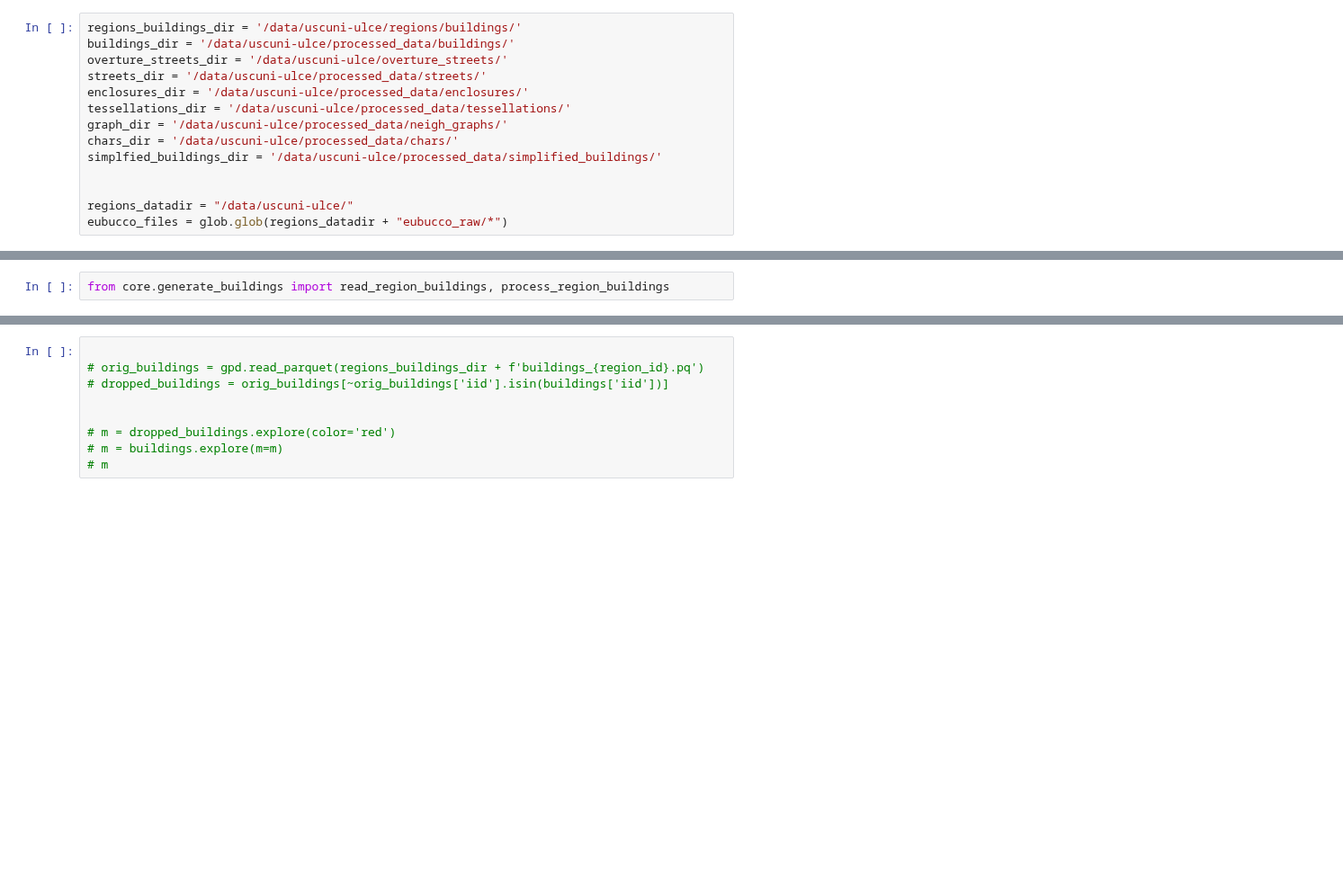
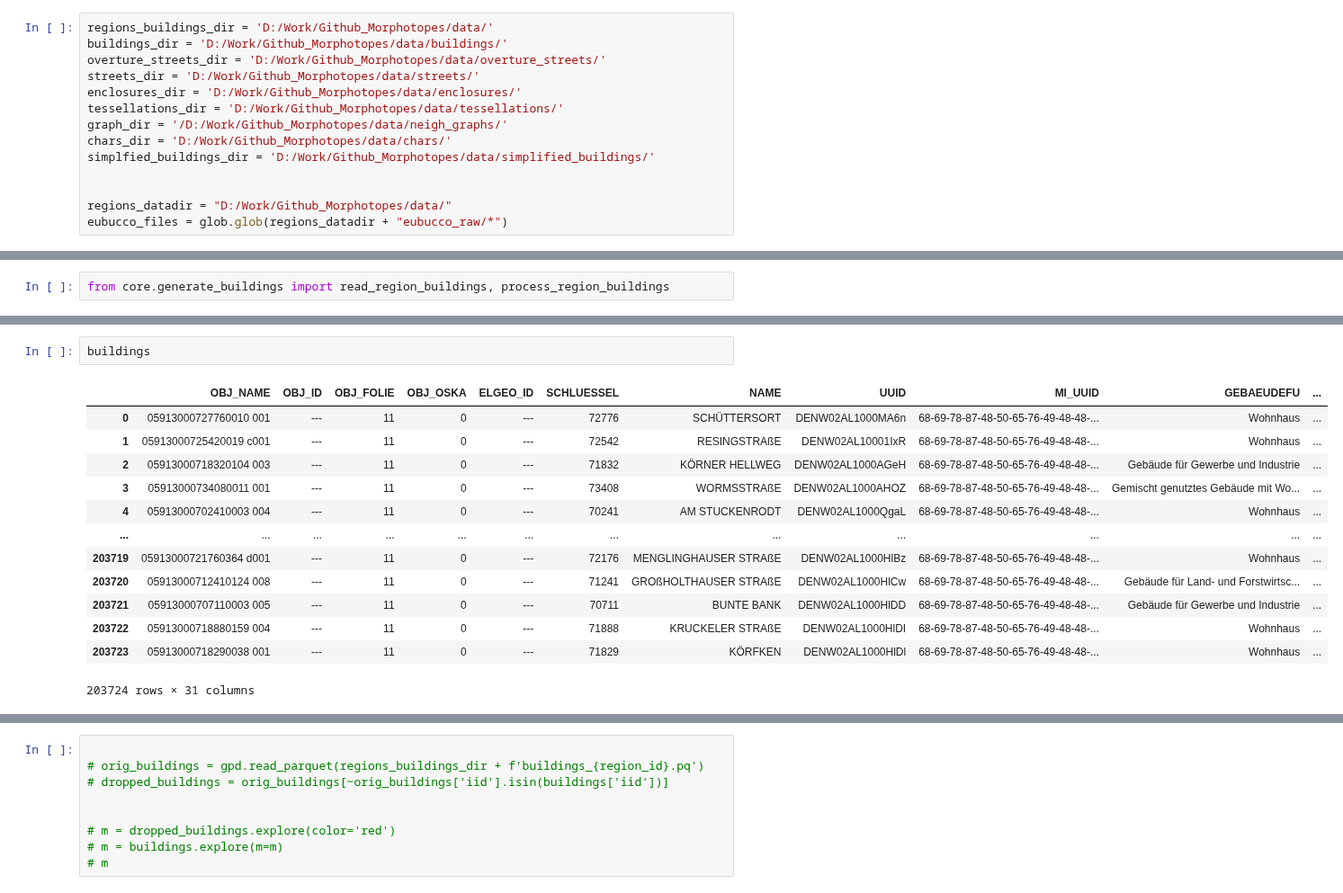
Before and after one commit to uscuni/urban_taxonomy, a Jupyter notebook: code/process_region.ipynb, the cells around one changed output, grey strips where cells are left out. Shown at 90% size. Drawn from its saved outputs; the diff is of its cells as text; blank space fills up the shorter version.

```diff
--- a/code/process_region.ipynb
+++ b/code/process_region.ipynb
@@ -11,18 +11,18 @@ import shapely
 from libpysal.graph import Graph, read_parquet
 import datetime
 # %%
-regions_buildings_dir = '/data/uscuni-ulce/regions/buildings/'
-buildings_dir = '/data/uscuni-ulce/processed_data/buildings/'
-overture_streets_dir = '/data/uscuni-ulce/overture_streets/'
-streets_dir = '/data/uscuni-ulce/processed_data/streets/'
-enclosures_dir = '/data/uscuni-ulce/processed_data/enclosures/'
-tessellations_dir = '/data/uscuni-ulce/processed_data/tessellations/'
-graph_dir = '/data/uscuni-ulce/processed_data/neigh_graphs/'
-chars_dir = '/data/uscuni-ulce/processed_data/chars/'
-simplfied_buildings_dir = '/data/uscuni-ulce/processed_data/simplified_buildings/'
+regions_buildings_dir = 'D:/Work/Github_Morphotopes/data/'
+buildings_dir = 'D:/Work/Github_Morphotopes/data/buildings/'
+overture_streets_dir = 'D:/Work/Github_Morphotopes/data/overture_streets/'
+streets_dir = 'D:/Work/Github_Morphotopes/data/streets/'
+enclosures_dir = 'D:/Work/Github_Morphotopes/data/enclosures/'
+tessellations_dir = 'D:/Work/Github_Morphotopes/data/tessellations/'
+graph_dir = '/D:/Work/Github_Morphotopes/data/neigh_graphs/'
+chars_dir = 'D:/Work/Github_Morphotopes/data/chars/'
+simplfied_buildings_dir = 'D:/Work/Github_Morphotopes/data/simplified_buildings/'
 
 
-regions_datadir = "/data/uscuni-ulce/"
+regions_datadir = "D:/Work/Github_Morphotopes/data/"
 eubucco_files = glob.glob(regions_datadir + "eubucco_raw/*")
 # %%
 # df = pd.read_parquet('/data/uscuni-ulce/regions/cadastre_id_to_region.parquet')
@@ -89,3 +102,19 @@ Wall time: 2.24 s
+# %%
+buildings
+# %% [output]
+|  | OBJ_NAME | OBJ_ID | OBJ_FOLIE | OBJ_OSKA | ELGEO_ID | SCHLUESSEL | NAME | UUID | MI_UUID | GEBAEUDEFU | ... |
+| 0 | 05913000727760010 001 | --- | 11 | 0 | --- | 72776 | SCHÜTTERSORT | DENW02AL1000MA6n | 68-69-78-87-48-50-65-76-49-48-48-... | Wohnhaus | ... |
+| 1 | 05913000725420019 c001 | --- | 11 | 0 | --- | 72542 | RESINGSTRAßE | DENW02AL10001IxR | 68-69-78-87-48-50-65-76-49-48-48-... | Wohnhaus | ... |
+| 2 | 05913000718320104 003 | --- | 11 | 0 | --- | 71832 | KÖRNER HELLWEG | DENW02AL1000AGeH | 68-69-78-87-48-50-65-76-49-48-48-... | Gebäude für Gewerbe und Industrie | ... |
+| 3 | 05913000734080011 001 | --- | 11 | 0 | --- | 73408 | WORMSSTRAßE | DENW02AL1000AHOZ | 68-69-78-87-48-50-65-76-49-48-48-... | Gemischt genutztes Gebäude mit Wo... | ... |
+| 4 | 05913000702410003 004 | --- | 11 | 0 | --- | 70241 | AM STUCKENRODT | DENW02AL1000QgaL | 68-69-78-87-48-50-65-76-49-48-48-... | Wohnhaus | ... |
+| ... | ... | ... | ... | ... | ... | ... | ... | ... | ... | ... | ... |
+| 203719 | 05913000721760364 d001 | --- | 11 | 0 | --- | 72176 | MENGLINGHAUSER STRAßE | DENW02AL1000HlBz | 68-69-78-87-48-50-65-76-49-48-48-... | Wohnhaus | ... |
+| 203720 | 05913000712410124 008 | --- | 11 | 0 | --- | 71241 | GROßHOLTHAUSER STRAßE | DENW02AL1000HlCw | 68-69-78-87-48-50-65-76-49-48-48-... | Gebäude für Land- und Forstwirtsc... | ... |
+| 203721 | 05913000707110003 005 | --- | 11 | 0 | --- | 70711 | BUNTE BANK | DENW02AL1000HlDD | 68-69-78-87-48-50-65-76-49-48-48-... | Gebäude für Gewerbe und Industrie | ... |
+| 203722 | 05913000718880159 004 | --- | 11 | 0 | --- | 71888 | KRUCKELER STRAßE | DENW02AL1000HlDI | 68-69-78-87-48-50-65-76-49-48-48-... | Wohnhaus | ... |
+| 203723 | 05913000718290038 001 | --- | 11 | 0 | --- | 71829 | KÖRFKEN | DENW02AL1000HlDl | 68-69-78-87-48-50-65-76-49-48-48-... | Wohnhaus | ... |
+203724 rows × 31 columns
 # %%
 %%time
 
```
Also changed, not shown: parts of 5 cells of this notebook, 20 other files.
